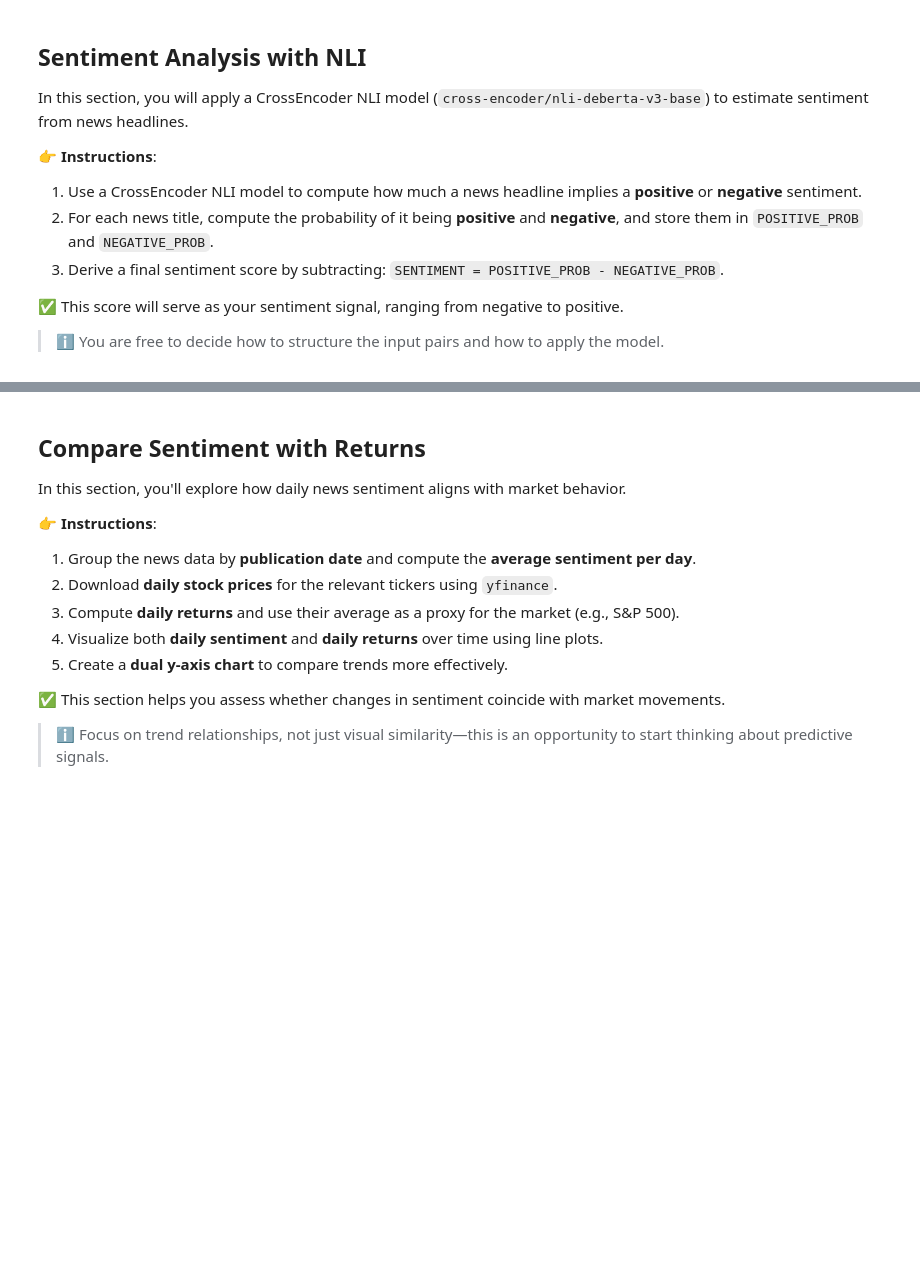
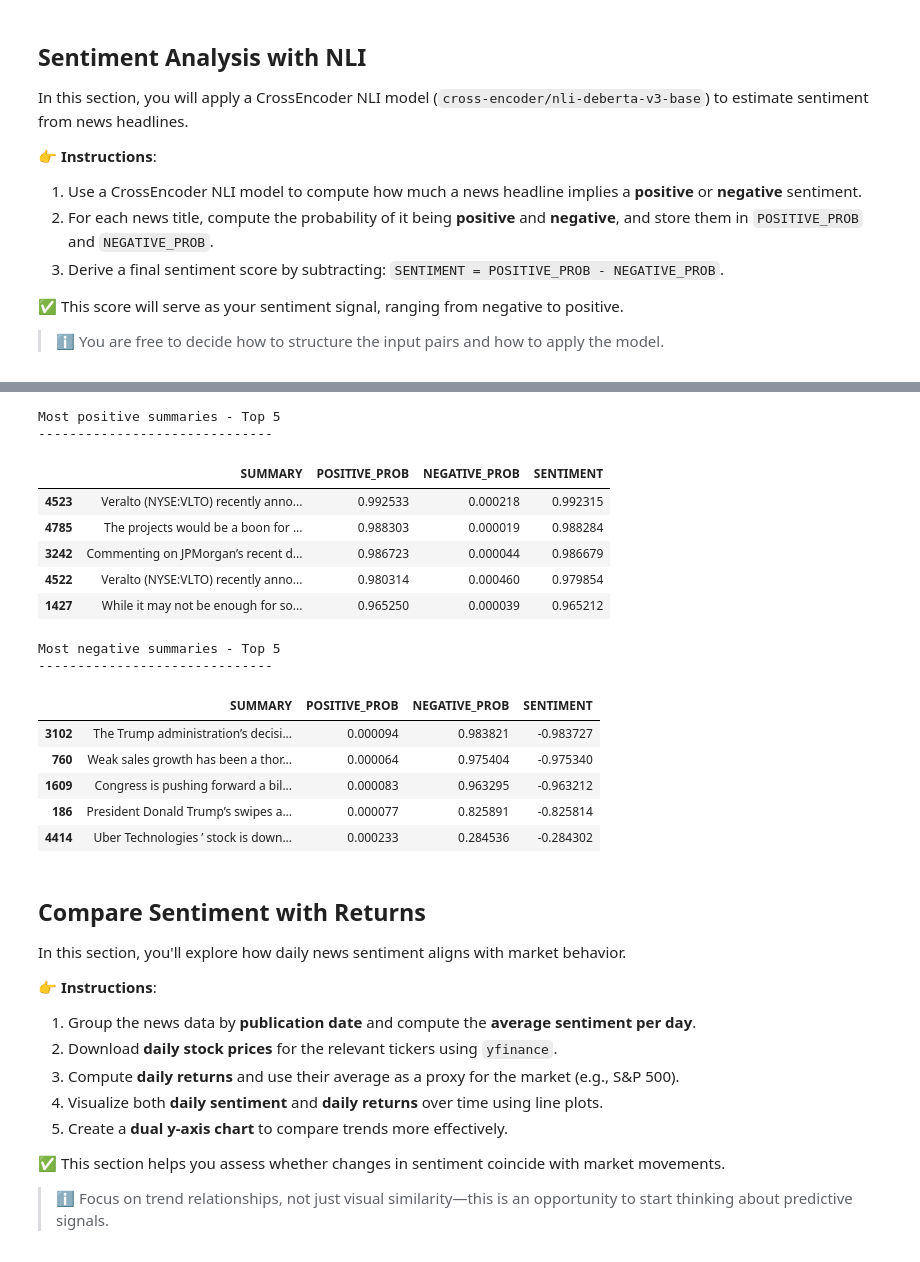
Before and after one commit to AlejandroDiaz10/Fintech, a Jupyter notebook: Module 4/Section B/sentiment_nli_DíazA01276769.ipynb, the cells around one changed output, grey strips where cells are left out. Cells and saved outputs as stored; diff of their text form; code cells hidden in the pictures; blank space fills up the shorter version.

```diff
--- a/Module 4/Section B/sentiment_nli_DíazA01276769.ipynb
+++ b/Module 4/Section B/sentiment_nli_DíazA01276769.ipynb
@@ -175,3 +181,30 @@ display(df_news[['SUMMARY', 'POSITIVE_PROB', 'NEGATIVE_PROB', 'SENTIMENT']].head
+# %%
+print("Most positive summaries - Top 5")
+print("-" * 30)
+top_positive = df_news.nlargest(5, 'SENTIMENT')[['SUMMARY', 'POSITIVE_PROB', 'NEGATIVE_PROB', 'SENTIMENT']]
+display(top_positive)
+
+print("\nMost negative summaries - Top 5")
+print("-" * 30)
+top_negative = df_news.nsmallest(5, 'SENTIMENT')[['SUMMARY', 'POSITIVE_PROB', 'NEGATIVE_PROB', 'SENTIMENT']]
+display(top_negative)
+# %% [output]
+Most positive summaries - Top 5
+------------------------------
+|  | SUMMARY | POSITIVE_PROB | NEGATIVE_PROB | SENTIMENT |
+| 4523 | Veralto (NYSE:VLTO) recently anno... | 0.992533 | 0.000218 | 0.992315 |
+| 4785 | The projects would be a boon for ... | 0.988303 | 0.000019 | 0.988284 |
+| 3242 | Commenting on JPMorgan’s recent d... | 0.986723 | 0.000044 | 0.986679 |
+| 4522 | Veralto (NYSE:VLTO) recently anno... | 0.980314 | 0.000460 | 0.979854 |
+| 1427 | While it may not be enough for so... | 0.965250 | 0.000039 | 0.965212 |
+Most negative summaries - Top 5
+------------------------------
+|  | SUMMARY | POSITIVE_PROB | NEGATIVE_PROB | SENTIMENT |
+| 3102 | The Trump administration’s decisi... | 0.000094 | 0.983821 | -0.983727 |
+| 760 | Weak sales growth has been a thor... | 0.000064 | 0.975404 | -0.975340 |
+| 1609 | Congress is pushing forward a bil... | 0.000083 | 0.963295 | -0.963212 |
+| 186 | President Donald Trump’s swipes a... | 0.000077 | 0.825891 | -0.825814 |
+| 4414 | Uber Technologies ’ stock is down... | 0.000233 | 0.284536 | -0.284302 |
 # %% [markdown]
 ## Compare Sentiment with Returns
 
```
Also changed, not shown: parts of 15 cells of this notebook, 1 other file.
